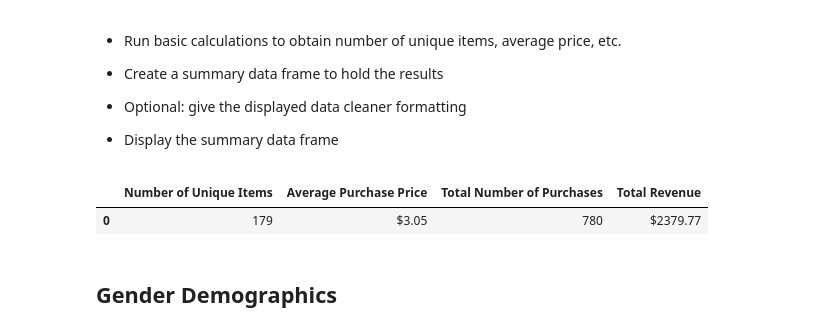
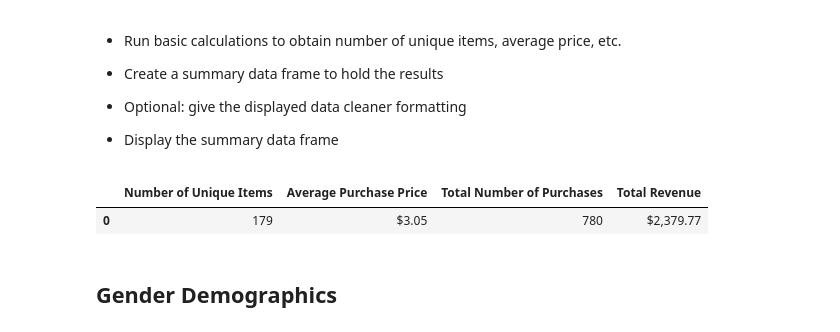
Before and after one commit to potterc22/pandas-challenge, a Jupyter notebook: HeroesOfPymoli/HeroesOfPymoli_starter.ipynb, the cells around one changed output. Saved outputs shown, nothing was run; the diff lists cells and outputs as text; code cells hidden in the pictures.

```diff
--- a/HeroesOfPymoli/HeroesOfPymoli_starter.ipynb
+++ b/HeroesOfPymoli/HeroesOfPymoli_starter.ipynb
@@ -37,22 +45,25 @@ print_total_players
 # %%
 # Found the nunique() function here https://pandas.pydata.org/pandas-docs/stable/reference/api/pandas.Series.nunique.html
 # Calculate each value
 unique_items = purchase_data["Item Name"].nunique()
 avg_price = round(purchase_data["Price"].mean(),2)
 total_purchases = purchase_data['Purchase ID'].nunique()
 total_revenue = purchase_data['Price'].sum()
 #print the output table
 print_purchasing_analysis = pd.DataFrame({
     'Number of Unique Items': [unique_items],
     'Average Purchase Price': [avg_price],
     'Total Number of Purchases': [total_purchases],
     'Total Revenue': [total_revenue]
 })
 # found how to format columns here: https://pandas.pydata.org/pandas-docs/stable/user_guide/style.html
-print_purchasing_analysis.style.format({'Average Purchase Price': '${:.2f}', 'Total Revenue': '${:.2f}'})
+print_purchasing_analysis['Average Purchase Price'] = print_purchasing_analysis['Average Purchase Price'].map('${:,.2f}'.format)
+
+print_purchasing_analysis['Total Revenue'] = print_purchasing_analysis['Total Revenue'].map('${:,.2f}'.format)
+print_purchasing_analysis
 # %% [output]
 |  | Number of Unique Items | Average Purchase Price | Total Number of Purchases | Total Revenue |
-| 0 | 179 | $3.05 | 780 | $2379.77 |
+| 0 | 179 | $3.05 | 780 | $2,379.77 |
 # %% [markdown]
 ## Gender Demographics
 # %% [markdown]
```
Also changed, not shown: parts of 11 cells of this notebook.
